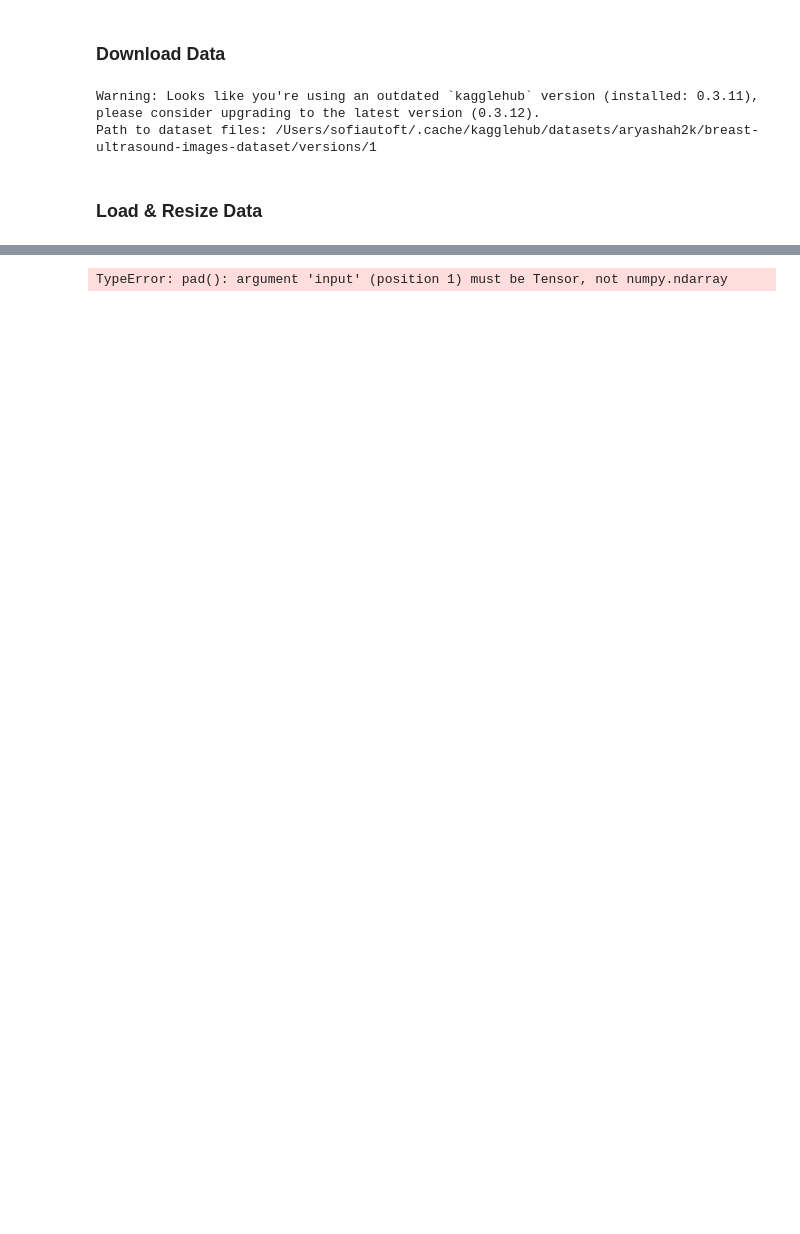
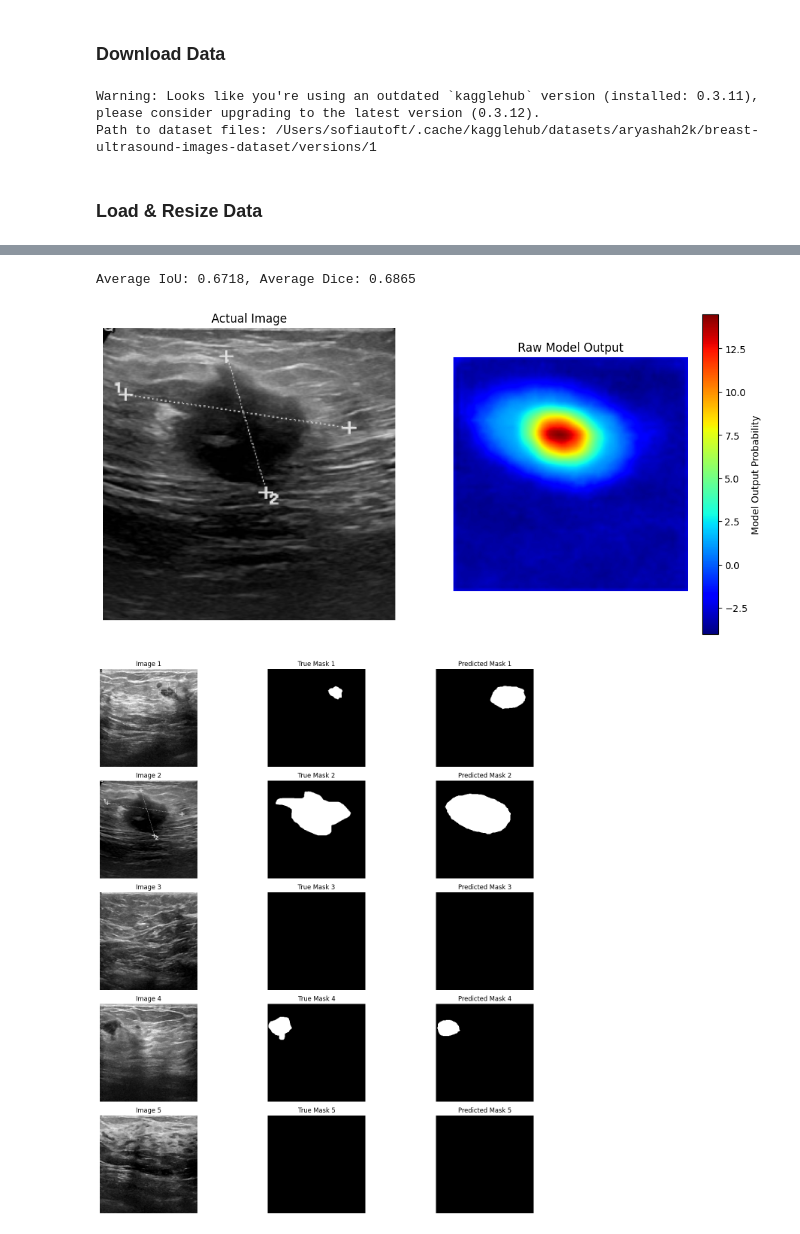
Before and after one commit to sofieutoft/breastcancer_detection, a Jupyter notebook: DeepLabV3+.ipynb, the cells around one changed output, grey strips where cells are left out. Saved outputs shown, nothing was run; the diff lists cells and outputs as text; code cells hidden in the pictures; blank space fills up the shorter version.

```diff
--- a/DeepLabV3+.ipynb
+++ b/DeepLabV3+.ipynb
@@ -216,17 +218,31 @@ def dice_score(preds, targets, threshold=0.5):
     return dice.mean()
 # %%
 model.eval()
+total_iou = 0.0
+total_dice = 0.0
+num_batches = 0
+
 with torch.no_grad():
     for images, masks in val_loader:
         images = images.to(device)
         masks = masks.to(device)
 
         outputs = model(images)
-        outputs = outputs.squeeze(1)  # remove channel dim
 
         iou = iou_score(outputs, masks)
         dice = dice_score(outputs, masks)
 
-        print(f"IoU: {iou.item():.4f}, Dice: {dice.item():.4f}")
+        # Accumulate the scores
+        total_iou += iou.item()
+        total_dice += dice.item()
+        num_batches += 1
+
+
+# Compute the average metrics
+average_iou = total_iou / num_batches
+average_dice = total_dice / num_batches
+
+# Print the average results
+print(f"Average IoU: {average_iou:.4f}, Average Dice: {average_dice:.4f}")
 # %% [output]
-TypeError: pad(): argument 'input' (position 1) must be Tensor, not numpy.ndarray
+Average IoU: 0.6718, Average Dice: 0.6865
@@ -232,0 +282,38 @@ TypeError: pad(): argument 'input' (position 1) must be Tensor, not numpy.ndarra
+# %%
+with torch.no_grad():
+        images, masks = next(iter(val_loader))
+        images = images.to(device)
+        masks = masks.to(device)
+
+        # Get model outputs
+        outputs = model(images)
+
+        # Visualize raw output for one image
+        raw_output = outputs[1].cpu().detach().numpy()  # Get raw output for one image
+        plt.figure(figsize=(12, 6))
+
+        # Plot the actual image
+        plt.subplot(1, 2, 1)
+        plt.imshow(images[1].cpu().numpy().transpose(1, 2, 0))
+        plt.title("Actual Image")
+        plt.axis('off')
+
+        # Plot the raw output
+        plt.subplot(1, 2, 2)
+        plt.imshow(raw_output[0], cmap='jet')
+        plt.title("Raw Model Output")
+        plt.axis('off')
+        plt.colorbar(label='Model Output Probability')
+        plt.show()
+
+        # Apply sigmoid and threshold to generate binary masks
+        outputs = torch.sigmoid(outputs)
+        pred_masks = (outputs > 0.3).float()
+
+        # Ensure pred_masks has the same shape as masks
+        pred_masks = pred_masks.squeeze(1)
+        # Plot segmentation comparison
+        plot_segmentation_comparison(images, masks, pred_masks)
+# %% [output]
+[figure, added]
+[figure, added]
```
Also changed, not shown: parts of 10 cells of this notebook.
